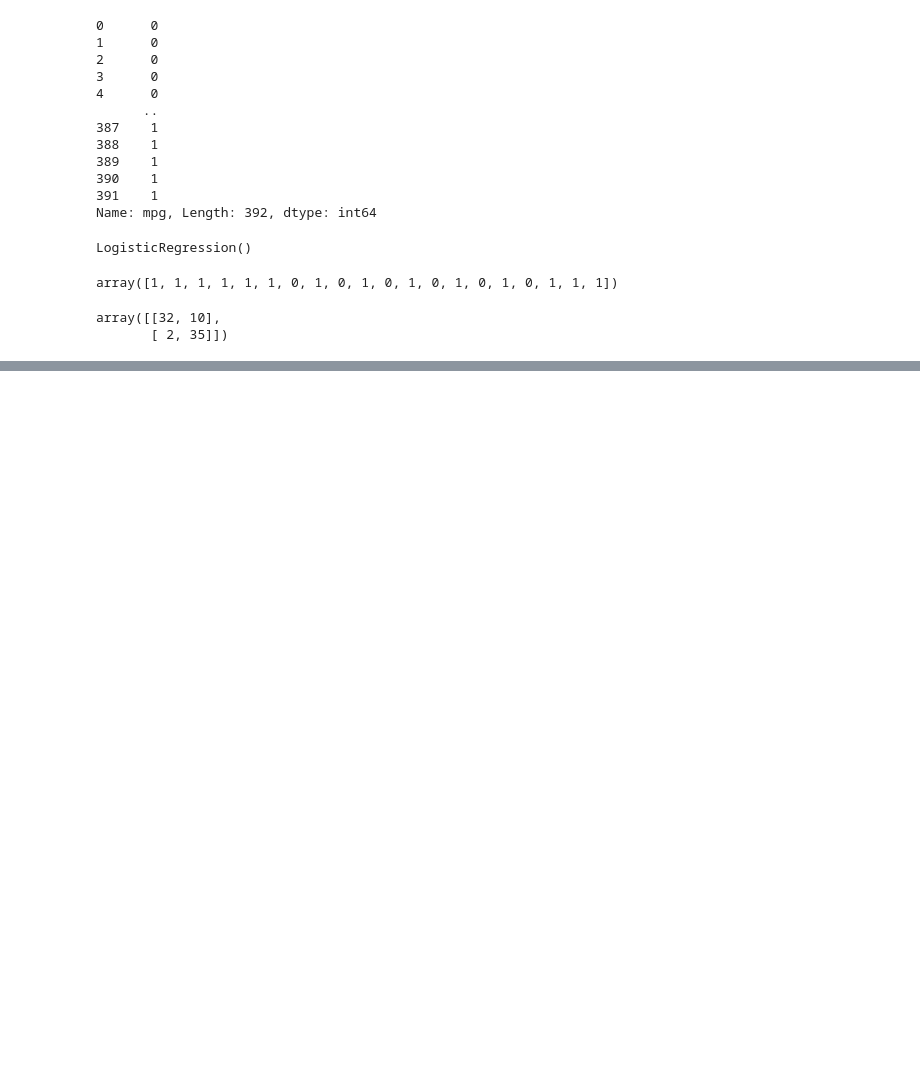
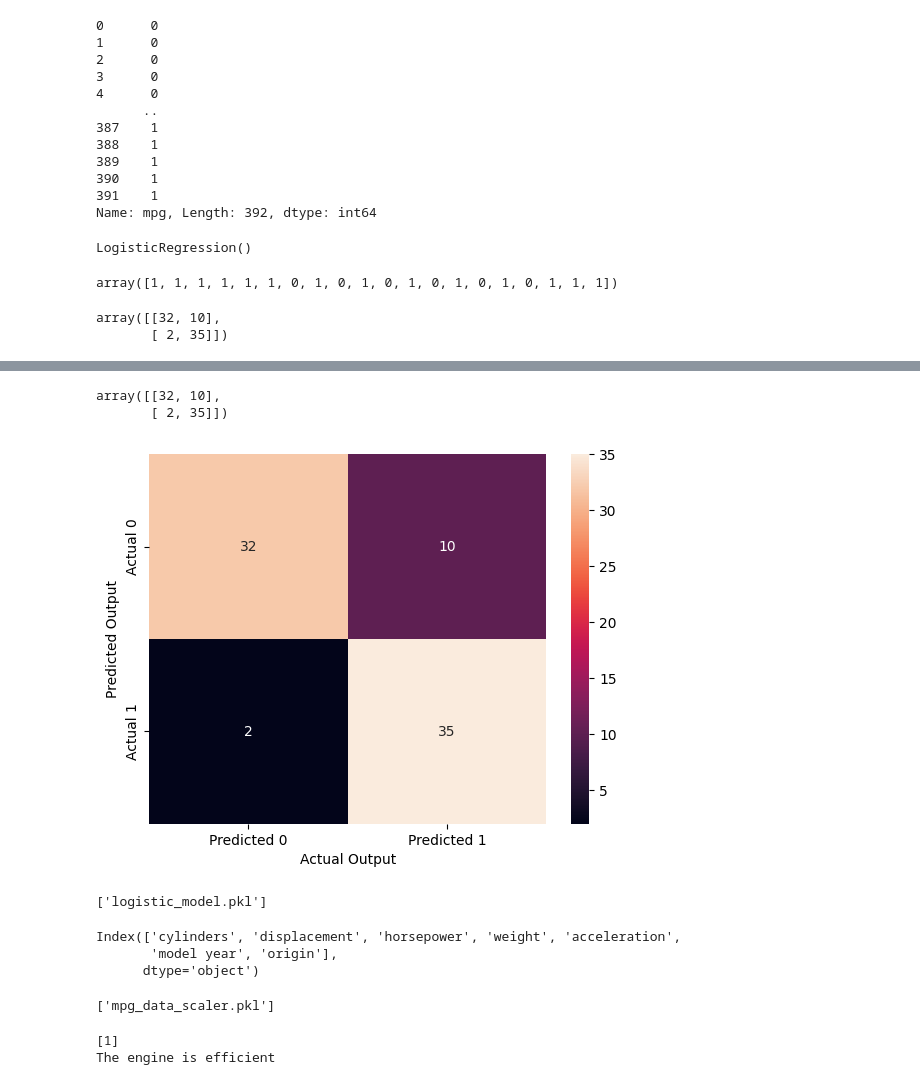
Before and after one commit to avanteesarve-code/Green-AI---python, a Jupyter notebook: mg.ipynb, the cells around one changed output, grey strips where cells are left out. Saved outputs shown, nothing was run; the diff lists cells and outputs as text; code cells hidden in the pictures; blank space fills up the shorter version.

```diff
--- a/mg.ipynb
+++ b/mg.ipynb
@@ -121,0 +150,57 @@ array([[32, 10],
+# %%
+con = confusion_matrix(y_test, y_pred)
+con
+# %% [output]
+array([[32, 10],
+       [ 2, 35]])
+# %%
+import seaborn as sns
+import matplotlib.pyplot as plt
+cm = confusion_matrix(y_test, y_pred)
+sns.heatmap(cm, annot=True, fmt='d', xticklabels=['Predicted 0', 'Predicted 1'], yticklabels=['Actual 0', 'Actual 1'])
+plt.xlabel("Actual Output")
+plt.ylabel("Predicted Output")
+plt.show()
+# %% [output]
+[figure, added]
+# %%
+import joblib as jb
+jb.dump(model, 'logistic_model.pkl')
+# %% [output]
+['logistic_model.pkl']
+# %%
+X.columns
+# %% [output]
+Index(['cylinders', 'displacement', 'horsepower', 'weight', 'acceleration',
+       'model year', 'origin'],
+      dtype='object')
+# %%
+jb.dump(scaler,'mpg_data_scaler.pkl')
+# %% [output]
+['mpg_data_scaler.pkl']
+# %%
+#load the model and scaler
+model = jb.load('logistic_model.pkl')
+scale = jb.load('mpg_data_scaler.pkl')
+#take input from user
+cyl = int(input('Enter number of cylinders(2 to 10):'))
+dsp = float(input("Enter engine displacement(60 to 550):"))
+hp = float(input("Enter the hoursepower of the engine(40 to 300):"))
+wt = float(input("Enter the engine weight (1000 to 5200):"))
+acc = float(input("Enter engine acceleration(2 to 26):"))
+mody = float(input("Enter make year (70 to 90):"))
+org = float(input("Enter the make country(1:USA, 2:Japan, 3:Europe):"))
+# Converting the input to 2D nupy array
+new_data = np.array([[cyl,dsp,hp,wt,acc,mody,org]])
+#scale the data
+new_data_scaled = scale.transform(new_data)
+#prediction
+prediction = model.predict(new_data_scaled)
+print(prediction)
+if prediction[0] == 1:
+    print(f"The engine is efficient")
+else:
+    print(f"Sorry, the engine is not efficient")
+# %% [output]
+[1]
+The engine is efficient
```
Also changed, not shown: parts of 3 cells of this notebook, 3 other files.
